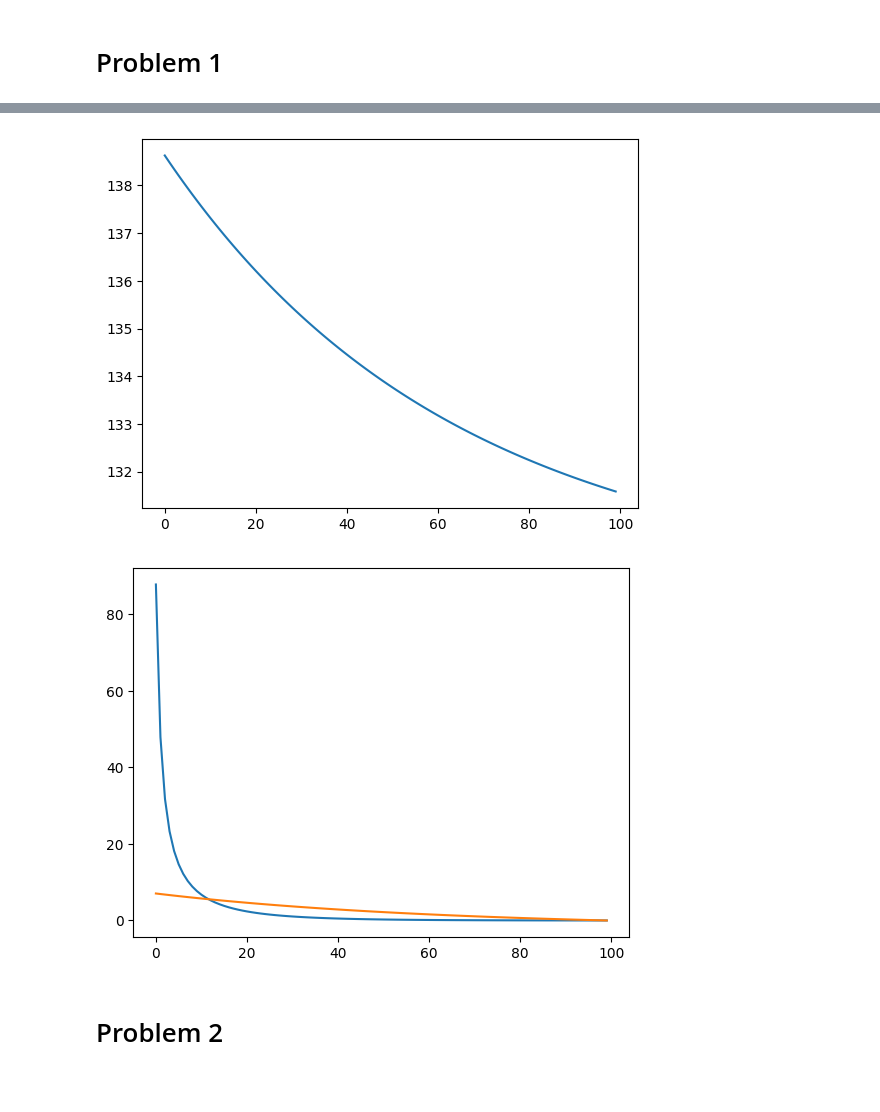
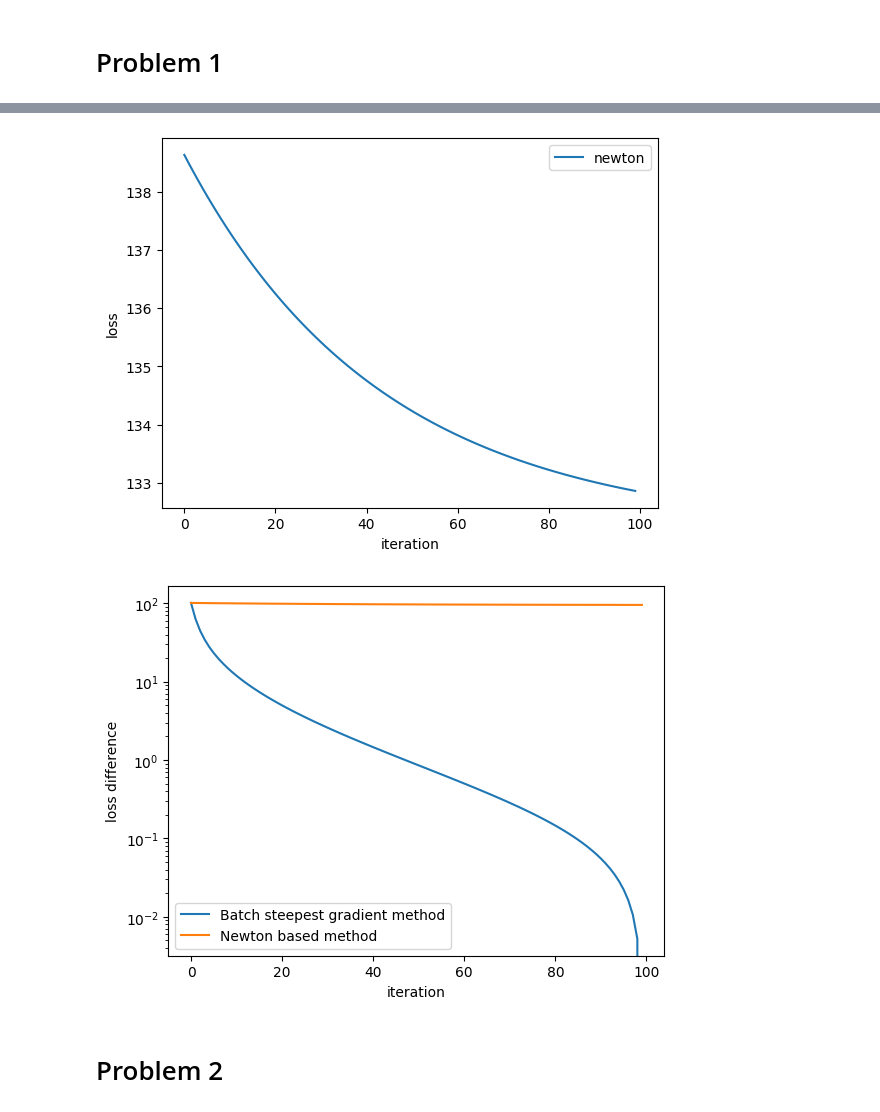
Before and after one commit to gray-1to/ad_ML_2023, a Jupyter notebook: ad_mid_report.ipynb, the cells around one changed output, grey strips where cells are left out. Cells and saved outputs as stored; diff of their text form; code cells hidden in the pictures; blank space fills up the shorter version.

```diff
--- a/ad_mid_report.ipynb
+++ b/ad_mid_report.ipynb
@@ -192,21 +110,28 @@ for i in range(max_iter):
     w += - eta * HJ(x, y, w, penalty_weight)**-1 @ dJ(x, y, w, penalty_weight)
 
 # plot the result
-fig = plt.figure()
-plt.plot(loss_hist_newton)
+fig, ax = plt.subplots()
+ax.plot(loss_hist_newton, label='newton')
+ax.set_xlabel('iteration')
+ax.set_ylabel('loss')
+ax.legend()
 fig.savefig('data/1-2-newton.png')
 # %% [output]
-[figure, old version]
+[figure, new version]
 # %%
 # plot the result
-loss_hist_batch = loss_hist_batch - loss_hist_batch[-1]
-loss_hist_newton = loss_hist_newton - loss_hist_newton[-1]
-fig = plt.figure()
-plt.plot(loss_hist_batch)
-plt.plot(loss_hist_newton)
+loss_dif_hist_batch = loss_hist_batch - loss_hist_batch[-1]
+loss_dif_hist_newton = loss_hist_newton - loss_hist_batch[-1]
+fig, ax = plt.subplots()
+ax.plot(loss_dif_hist_batch, label='Batch steepest gradient method')
+ax.plot(loss_dif_hist_newton, label='Newton based method')
+ax.set_xlabel('iteration')
+ax.set_ylabel('loss difference')
+ax.set_yscale('log')
+ax.legend()
 fig.savefig('data/1-2-compare.png')
 # %% [output]
-[figure, old version]
+[figure, new version]
 # %% [markdown]
 # Problem 2
 # %%
```
Also changed, not shown: parts of 24 cells of this notebook, 9 other files.
